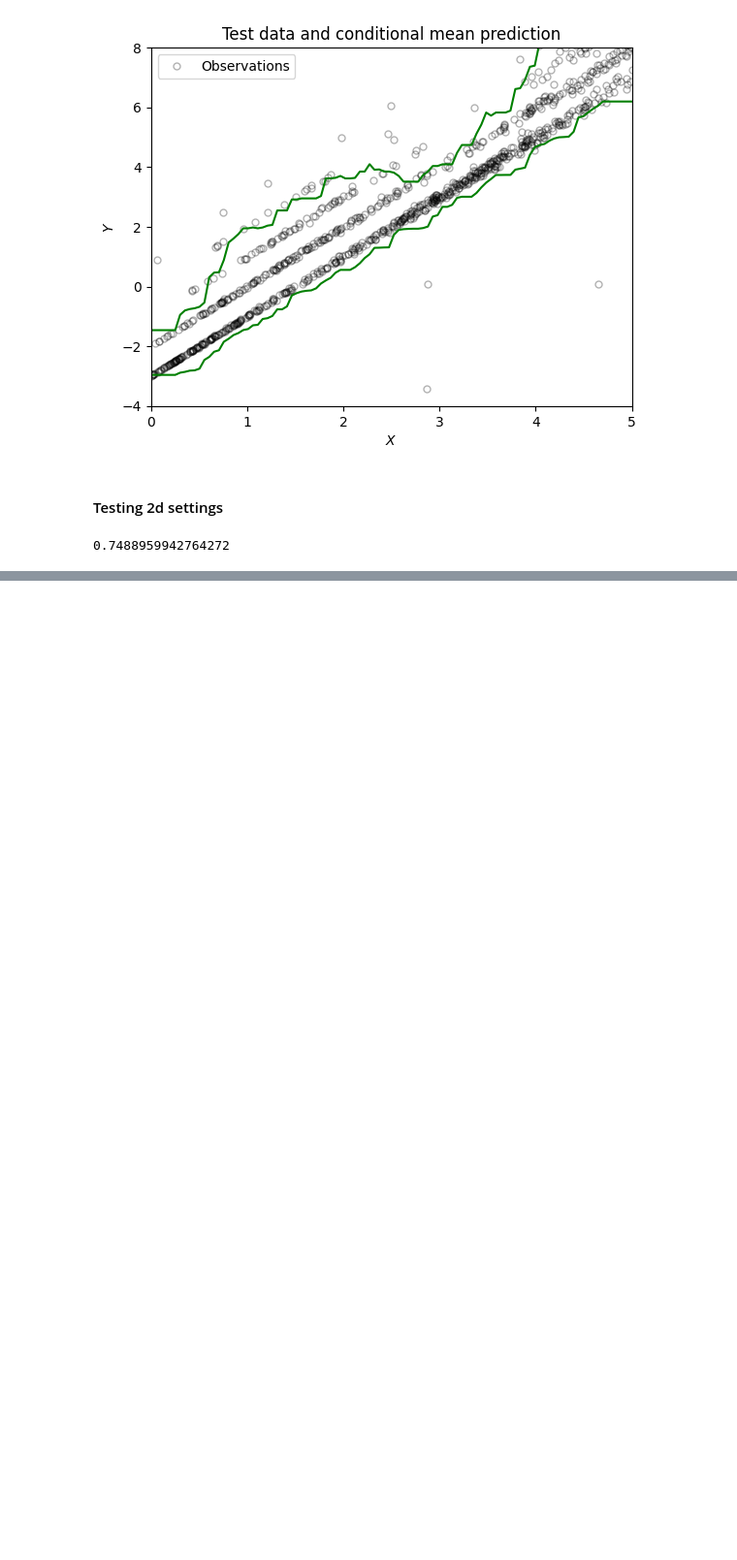
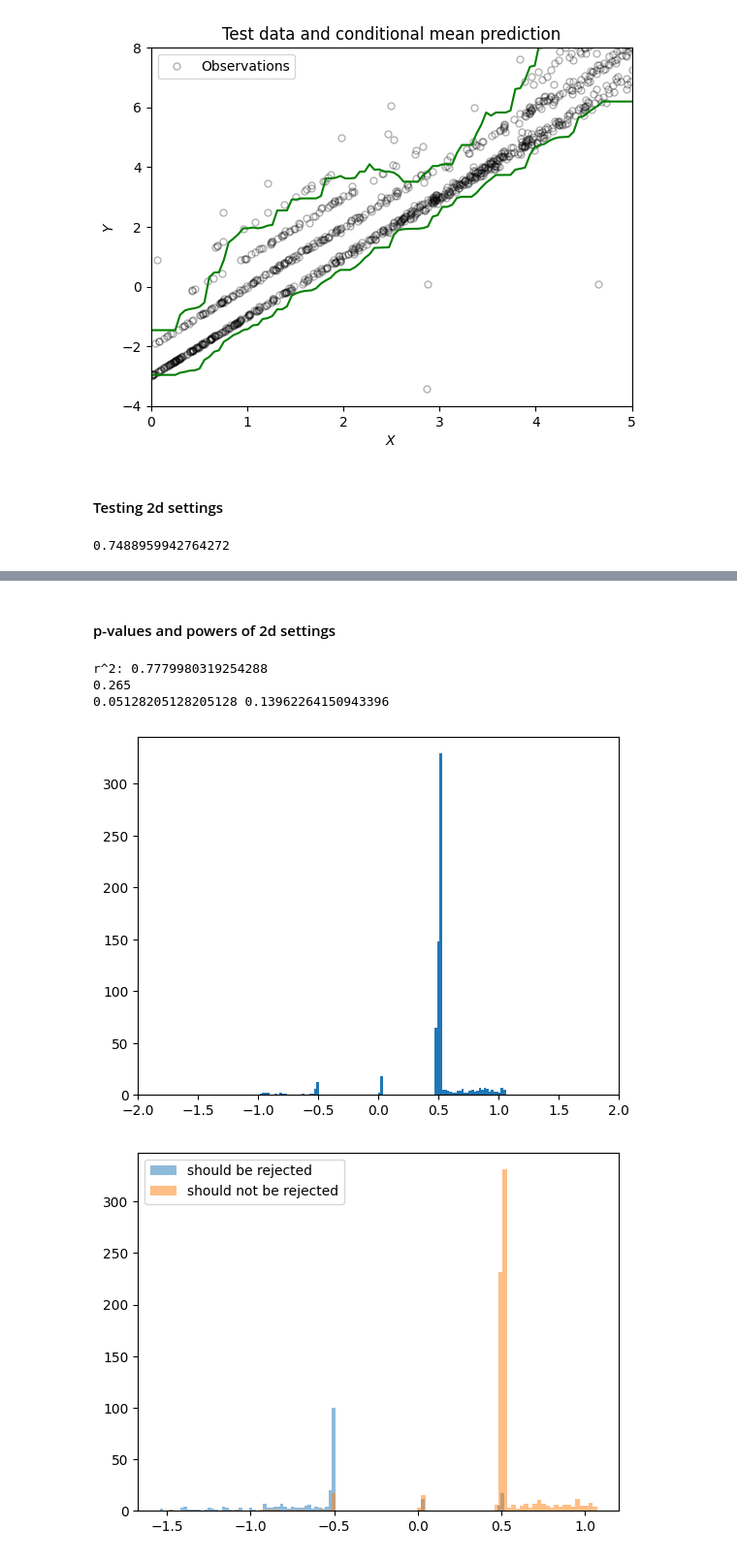
Before and after one commit to Tian-Bai/selcf_paper, a Jupyter notebook: utils/other.ipynb, the cells around one changed output, grey strips where cells are left out. Shown at 97% size. Cells and saved outputs as stored; diff of their text form; code cells hidden in the pictures; blank space fills up the shorter version.

```diff
--- a/utils/other.ipynb
+++ b/utils/other.ipynb
@@ -267,0 +475,78 @@ print(r2_score(Yvalid, rf.predict(Xvalid)))
+# %% [markdown]
+#### p-values and powers of 2d settings
+# %%
+def dist(Y):
+    l = []
+    for i in range(len(Y)):
+        if Y[i, 0] >= 0 and Y[i, 1] >= 0:
+            l.append(max(Y[i, 0], Y[i, 1]))
+        # elif Y[i, 0] < 0 and Y[i, 1] < 0:
+        #     l.append(-np.sqrt(Y[i, 0] ** 2 + Y[i, 1] ** 2))
+        else:
+            l.append(min(Y[i, 0], Y[i, 1]))
+    return np.array(l)
+# %%
+from utility import gen_data_2d, BH
+from prediction_model import OracleRegressor2d, TrueRegressor2d
+from sklearn.neural_network import MLPRegressor
+from sklearn.linear_model import LinearRegression
+from sklearn.metrics import r2_score
+import numpy as np
+from matplotlib import pyplot as plt
+import pandas as pd
+
+N = 1000
+ntest = 1000
+setting = 5
+sigma = 0.1 if setting in [1, 2] else 0.1
+cov = 0
+dim = 10
+
+all_r = 0
+
+Xtrain, Ytrain, _, _, _ = gen_data_2d(setting, N, sigma, cov, dim=dim)
+Xcalib, Ycalib, _, _, _ = gen_data_2d(setting, N, sigma, cov, dim=dim)
+Xtest, Ytest, _, _, _ = gen_data_2d(setting, ntest, sigma, cov, dim=dim)
+
+reject = np.where((Ytest[:, 0] > 0) & (Ytest[:, 1] > 0))
+notreject = np.where((Ytest[:, 0] <= 0) | (Ytest[:, 1] <= 0))
+
+mlp = OracleRegressor2d(setting)
+mlp.fit(Xtrain, Ytrain)
+Ypred_calib = mlp.predict(Xcalib)
+Ypred = mlp.predict(Xtest)
+
+print(f"r^2: {r2_score(Ytest, Ypred)}")
+
+calib_scores = dist(Ycalib) - dist(Ypred_calib)                                       # BH_res
+calib_scores0 = - dist(Ypred_calib)                                                   # BH_sub
+calib_scores_2clip = 1000 * ((Ycalib[:, 0] > 0) & (Ycalib[:, 1] > 0)) - dist(Ypred_calib)
+
+test_scores = - dist(Ypred)
+
+print(len(reject[0]) / len(test_scores))
+
+BH_2clip = BH(calib_scores_2clip, test_scores, 0.1)
+true_null = sum((Ytest[:, 0] > 0) & (Ytest[:, 1] > 0))
+if len(BH_2clip) == 0:
+    BH_2clip_fdp = 0
+    BH_2clip_power = 0
+else:
+    BH_2clip_fdp = np.sum((Ytest[BH_2clip][:, 0] <= 0) | (Ytest[BH_2clip][:, 1] <= 0)) / len(BH_2clip)
+    BH_2clip_power = np.sum((Ytest[BH_2clip][:, 0] > 0) & (Ytest[BH_2clip][:, 1] > 0)) / true_null if true_null != 0 else 0
+print(BH_2clip_fdp, BH_2clip_power)
+
+plt.hist(calib_scores_2clip[np.where(calib_scores_2clip < 5)], bins=100)
+plt.xlim(-2, 2)
+plt.show()
+
+plt.hist(test_scores[reject], bins=100, alpha=0.5, label='should be rejected')
+plt.hist(test_scores[notreject], bins=100, alpha=0.5, label='should not be rejected')
+plt.legend()
+plt.show()
+# %% [output]
+r^2: 0.7779980319254288
+0.265
+0.05128205128205128 0.13962264150943396
+[figure, added]
+[figure, added]
```
Also changed, not shown: parts of 11 cells of this notebook, 7 other files.
